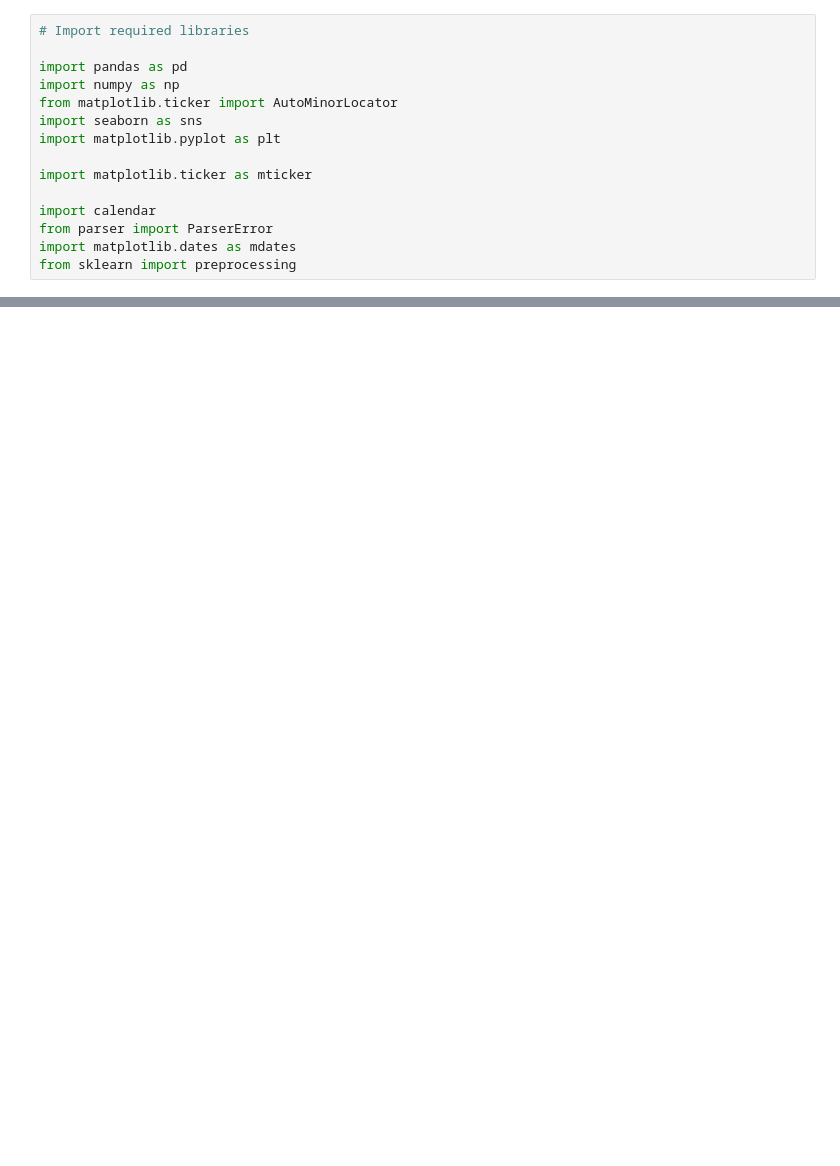
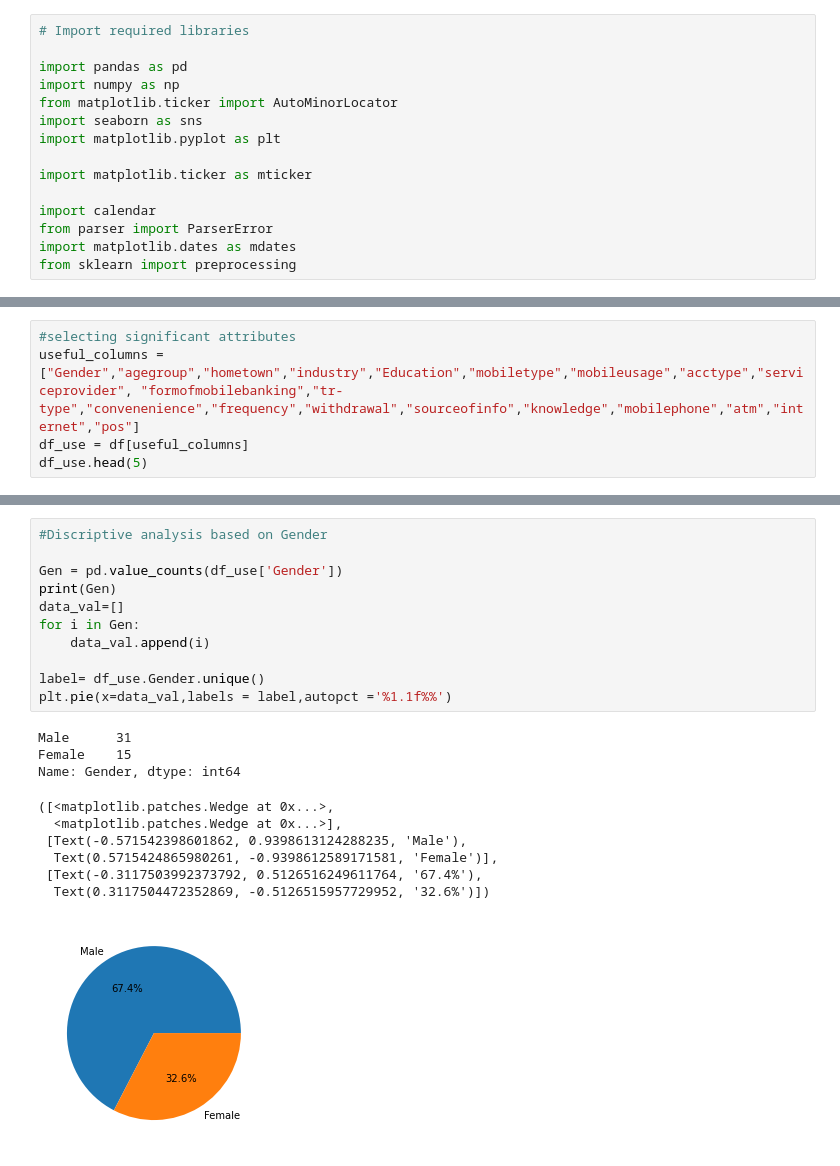
Before and after one commit to Chanidul/SI-Project, a Jupyter notebook: SICode.ipynb, the cells around one changed output, grey strips where cells are left out. Cells and saved outputs as stored; diff of their text form; blank space fills up the shorter version.

```diff
--- a/SICode.ipynb
+++ b/SICode.ipynb
@@ -66,0 +30,5 @@ memory usage: 6.2+ KB
+# %%
+#selecting significant attributes
+useful_columns = ["Gender","agegroup","hometown","industry","Education","mobiletype","mobileusage","acctype","serviceprovider", "formofmobilebanking","tr-type","convenenience","frequency","withdrawal","sourceofinfo","knowledge","mobilephone","atm","internet","pos"]
+df_use = df[useful_columns]
+df_use.head(5)
@@ -66,0 +63,22 @@ memory usage: 6.2+ KB
+# %%
+#Discriptive analysis based on Gender
+
+Gen = pd.value_counts(df_use['Gender'])
+print(Gen)
+data_val=[]
+for i in Gen:
+    data_val.append(i)
+
+label= df_use.Gender.unique()
+plt.pie(x=data_val,labels = label,autopct ='%1.1f%%')
+# %% [output]
+Male      31
+Female    15
+Name: Gender, dtype: int64
+([<matplotlib.patches.Wedge at 0x...>,
+  <matplotlib.patches.Wedge at 0x...>],
+ [Text(-0.571542398601862, 0.9398613124288235, 'Male'),
+  Text(0.5715424865980261, -0.9398612589171581, 'Female')],
+ [Text(-0.3117503992373792, 0.5126516249611764, '67.4%'),
+  Text(0.3117504472352869, -0.5126515957729952, '32.6%')])
+[figure, added]
```
Also changed, not shown: parts of 15 cells of this notebook, 4 other files.
